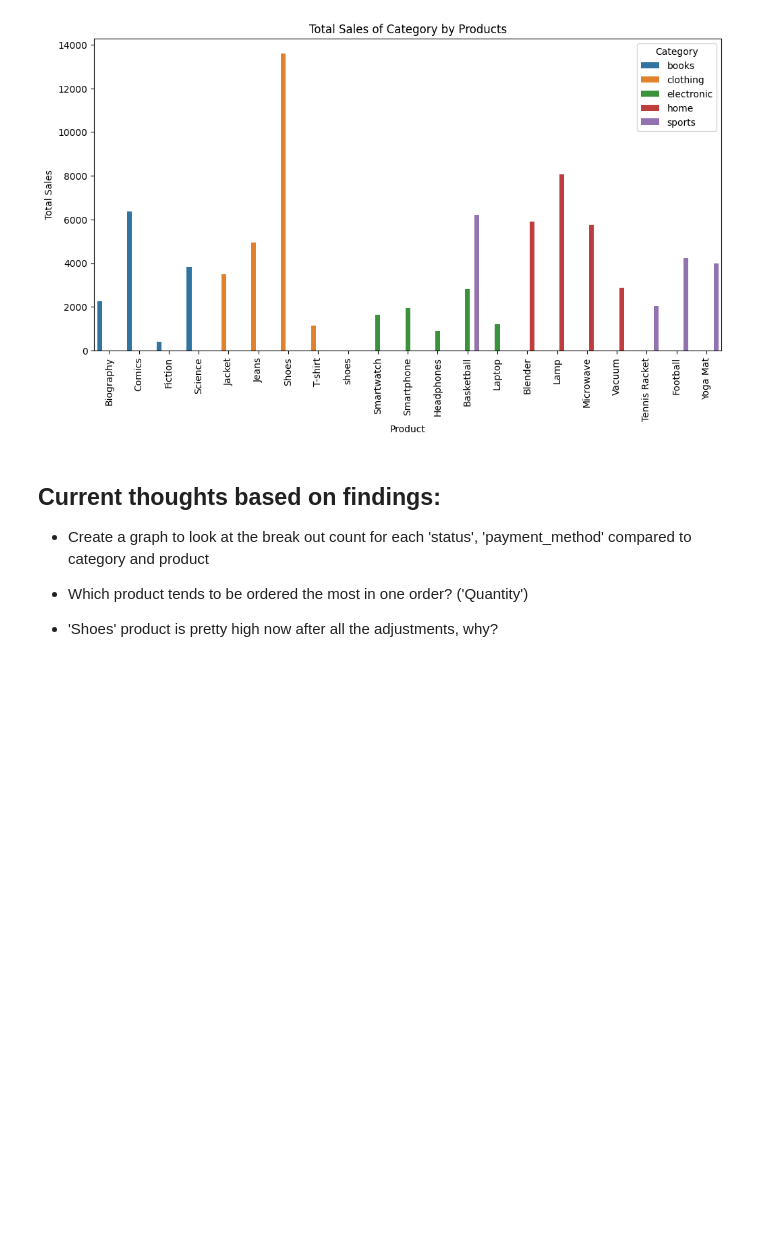
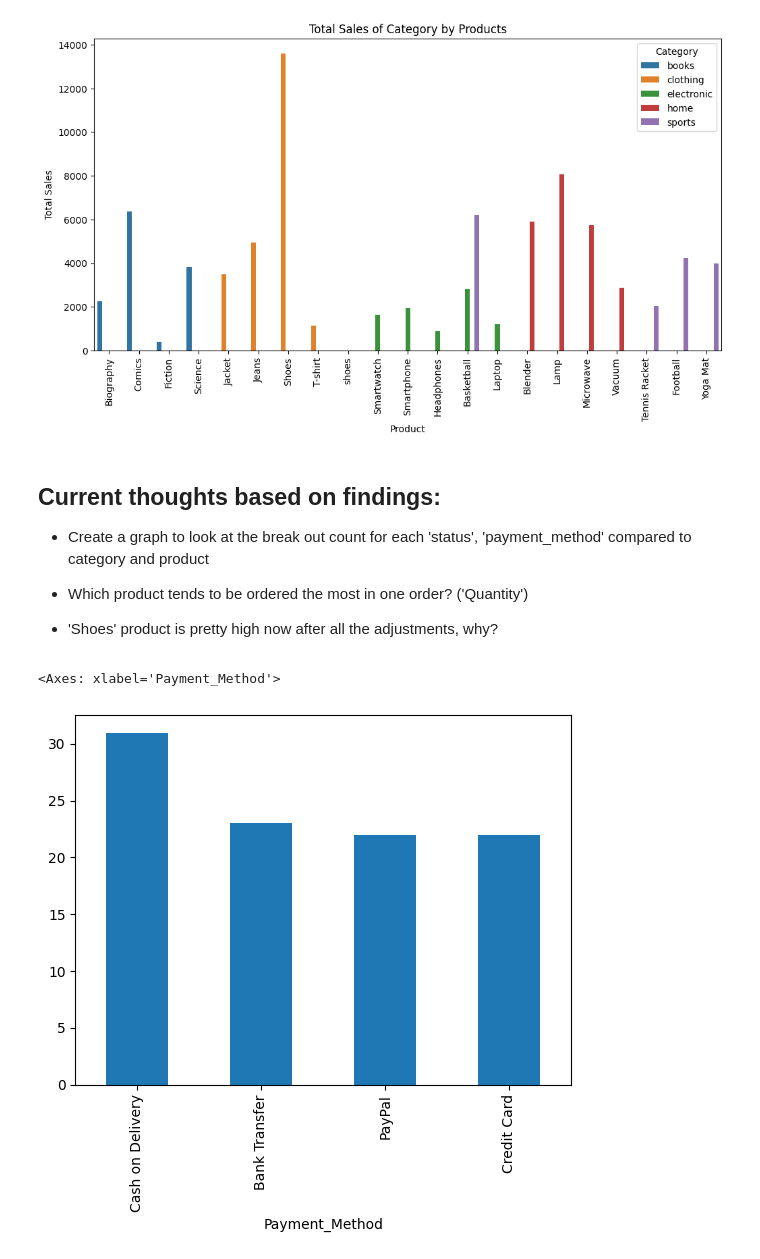
Before and after one commit to anaisrcast/Data-Science-Practice, a Jupyter notebook: Practice/SalesData.ipynb, the cells around one changed output. Saved outputs shown, nothing was run; the diff lists cells and outputs as text; code cells hidden in the pictures; blank space fills up the shorter version.

Commit message:
Finished up Cleaning and Analysis on Sales Data

```diff
--- a/Practice/SalesData.ipynb
+++ b/Practice/SalesData.ipynb
@@ -540,3 +540,10 @@ plt.show()
 * Which product tends to be ordered the most in one order? ('Quantity')
 
 * 'Shoes' product is pretty high now after all the adjustments, why?
+# %%
+#Visualize the distribution of payment methods used
+
+sales_df['Payment_Method'].value_counts().plot(kind='bar')
+# %% [output]
+<Axes: xlabel='Payment_Method'>
+[figure, added]
```
Also changed, not shown: parts of 3 cells of this notebook.
